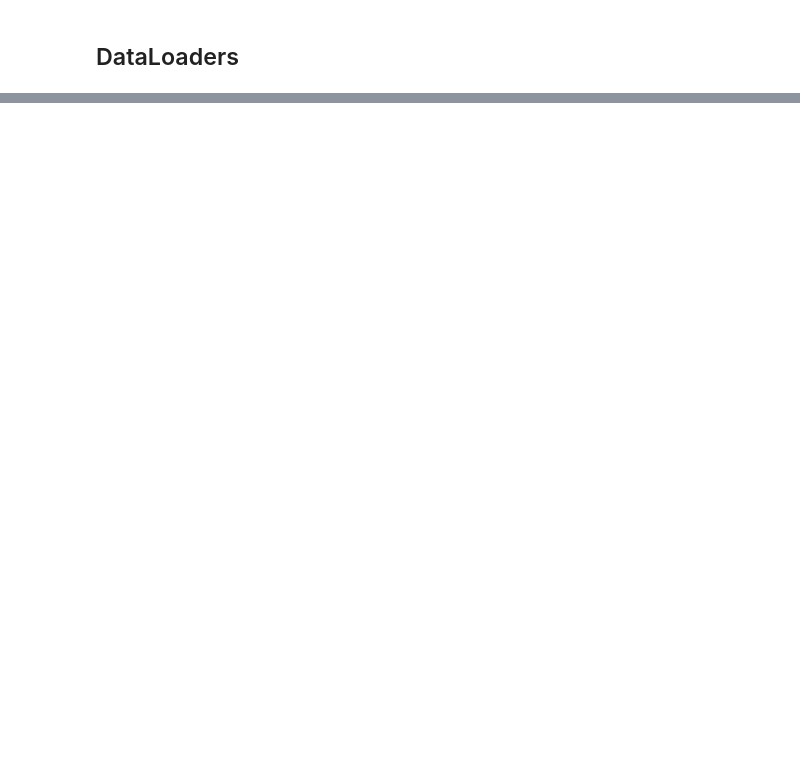
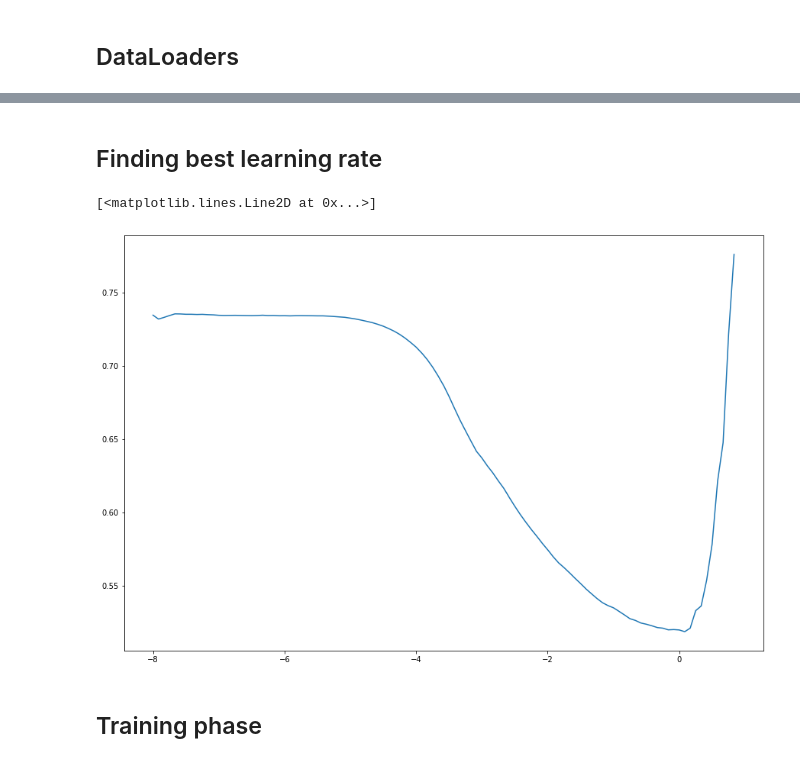
Before and after one commit to BassemKaroui/Projet_final_AJC, a Jupyter notebook: Untitled.ipynb, the cells around one changed output, grey strips where cells are left out. Cells and saved outputs as stored; diff of their text form; code cells hidden in the pictures; blank space fills up the shorter version.

```diff
--- a/Untitled.ipynb
+++ b/Untitled.ipynb
@@ -158,0 +249,30 @@ random_split()
+# %%
+use_amp = True
+# %%
+class ModelWithAttention(nn.Module):
+
+    def __init__(self):
+        super().__init__()
+        resnext = torch.hub.load('facebookresearch/semi-supervised-ImageNet1K-models', 'resnext101_32x8d_swsl')
+        self.resnext = nn.Sequential(*list(resnext.children())[:-2])
+        self.resnext.requires_grad_(False)
+        self.attention_nn = nn.Sequential(
+            nn.Linear(2048, 10),
+            nn.Softmax(dim=1)
+        )
+        self.multi_label_classifier = nn.Conv1d(10, 10, kernel_size=2048, groups=10)
+        self.top = nn.ModuleList([self.attention_nn, self.multi_label_classifier])
+
+    @amp.autocast(enabled=use_amp)
+    def forward(self, imgs):
+        encoded_imgs = self.resnext(imgs) # shape : batch_size x 2048 x H x W
+        encoded_imgs = encoded_imgs.reshape(*encoded_imgs.shape[:2], -1).swapaxes(1, 2) # shape: batch_size x (HxW) x 2048
+        weights = self.attention_nn(encoded_imgs) # shape: batch_size x (HxW) x 10
+        encoded_imgs = encoded_imgs.unsqueeze(dim=1).repeat(1, 10, 1, 1) # shape: batch_size x 10 x (HxW) x 2048
+        weights = weights.swapaxes(1, 2).unsqueeze(dim=-1) # shape: batch_size x 10 x (HxW) x 1
+        outputs = weights * encoded_imgs # shape: batch_size x 10 x (HxW) x 2048
+        outputs = outputs.sum(dim=2) # shape: batch_size x 10 x 2048
+        outputs = self.multi_label_classifier(outputs).squeeze() # shape: batch_size x 10 x 1 => batch_size x 10 (after squeezing)
+        return outputs, weights
+# %%
+model = ModelWithAttention()
@@ -158,0 +408,2 @@ random_split()
+# %% [markdown]
+## Finding best learning rate
@@ -158,0 +462,10 @@ random_split()
+# %%
+logs, losses = find_lr(model, train_dl, grad_clip=1)
+# %%
+plt.figure(figsize=(15, 10))
+plt.plot(logs[:-2],losses[:-2])
+# %% [output]
+[<matplotlib.lines.Line2D at 0x...>]
+[figure, added]
+# %% [markdown]
+## Training phase
```
Also changed, not shown: parts of 49 cells of this notebook, 6 other files.
